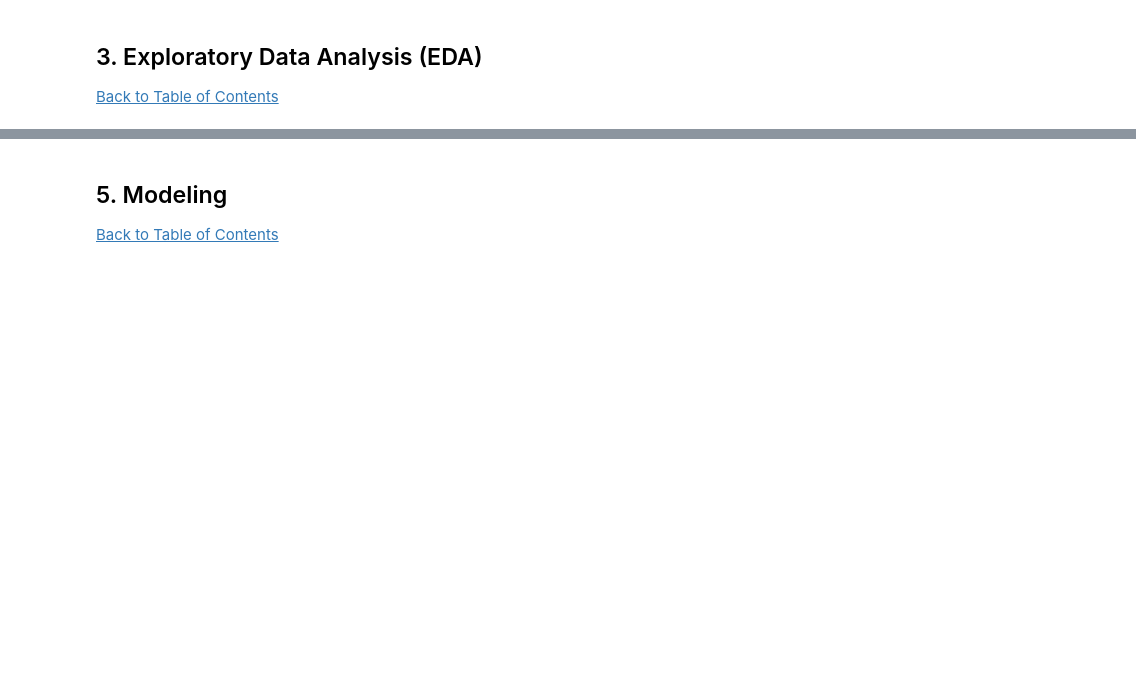
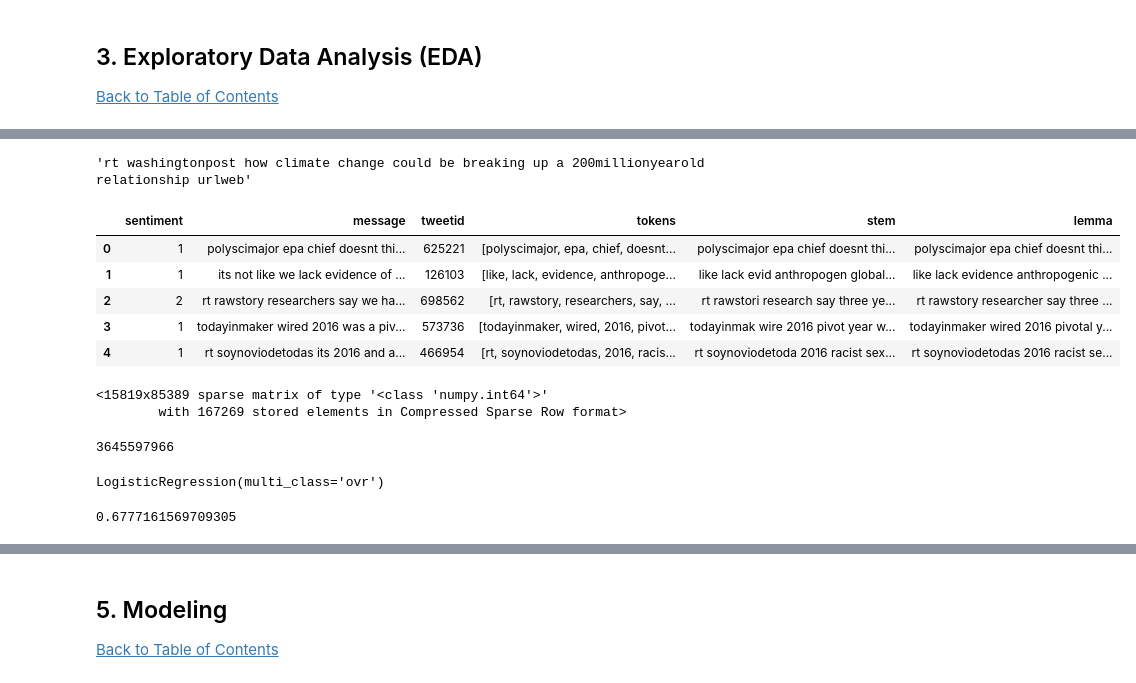
Before and after one commit to abubakaralsadiq/Classification-predict-Team-8, a Jupyter notebook: Classification Predict .ipynb, the cells around one changed output, grey strips where cells are left out. Saved outputs shown, nothing was run; the diff lists cells and outputs as text; code cells hidden in the pictures; blank space fills up the shorter version.

```diff
--- a/Classification Predict .ipynb
+++ b/Classification Predict .ipynb
@@ -66,0 +270,2 @@ Many companies are built around lessening one’s environmental impact or carbon
+# %%
+df['stem'] = df['tokens'].apply(extract_stem, args=(stemmer, ))
@@ -66,0 +281,21 @@ Many companies are built around lessening one’s environmental impact or carbon
+# %%
+from nltk.stem import WordNetLemmatizer
+lemmatizer = WordNetLemmatizer()
+# %%
+def extract_lemma(words, lemmatizer):
+    return ' '.join([lemmatizer.lemmatize(word) for word in words] )
+# %%
+df['lemma'] = df['tokens'].apply(extract_lemma, args=(lemmatizer, ))
+# %%
+df.message[15815]
+# %% [output]
+'rt washingtonpost how climate change could be breaking up a 200millionyearold relationship urlweb'
+# %%
+df.head()
+# %% [output]
+|  | sentiment | message | tweetid | tokens | stem | lemma |
+| 0 | 1 | polyscimajor epa chief doesnt thi... | 625221 | [polyscimajor, epa, chief, doesnt... | polyscimajor epa chief doesnt thi... | polyscimajor epa chief doesnt thi... |
+| 1 | 1 | its not like we lack evidence of ... | 126103 | [like, lack, evidence, anthropoge... | like lack evid anthropogen global... | like lack evidence anthropogenic ... |
+| 2 | 2 | rt rawstory researchers say we ha... | 698562 | [rt, rawstory, researchers, say, ... | rt rawstori research say three ye... | rt rawstory researcher say three ... |
+| 3 | 1 | todayinmaker wired 2016 was a piv... | 573736 | [todayinmaker, wired, 2016, pivot... | todayinmak wire 2016 pivot year w... | todayinmaker wired 2016 pivotal y... |
+| 4 | 1 | rt soynoviodetodas its 2016 and a... | 466954 | [rt, soynoviodetodas, 2016, racis... | rt soynoviodetoda 2016 racist sex... | rt soynoviodetodas 2016 racist se... |
@@ -66,0 +304,7 @@ Many companies are built around lessening one’s environmental impact or carbon
+# %%
+vect = CountVectorizer(lowercase=True, stop_words='english', analyzer='word', ngram_range=(2, 2))
+X = vect.fit_transform(df['lemma'].values.astype(str))
+X
+# %% [output]
+<15819x85389 sparse matrix of type '<class 'numpy.int64'>'
+        with 167269 stored elements in Compressed Sparse Row format>
@@ -66,0 +313,5 @@ Many companies are built around lessening one’s environmental impact or carbon
+# %%
+total = sum([v for v in my_dict.values()])
+total
+# %% [output]
+3645597966
@@ -66,0 +336,4 @@ Many companies are built around lessening one’s environmental impact or carbon
+# %%
+logreg.fit(X_train, y_train)
+# %% [output]
+LogisticRegression(multi_class='ovr')
@@ -66,0 +345,4 @@ Many companies are built around lessening one’s environmental impact or carbon
+# %%
+f1
+# %% [output]
+0.6777161569709305
```
Also changed, not shown: parts of 67 cells of this notebook, 2 other files.
